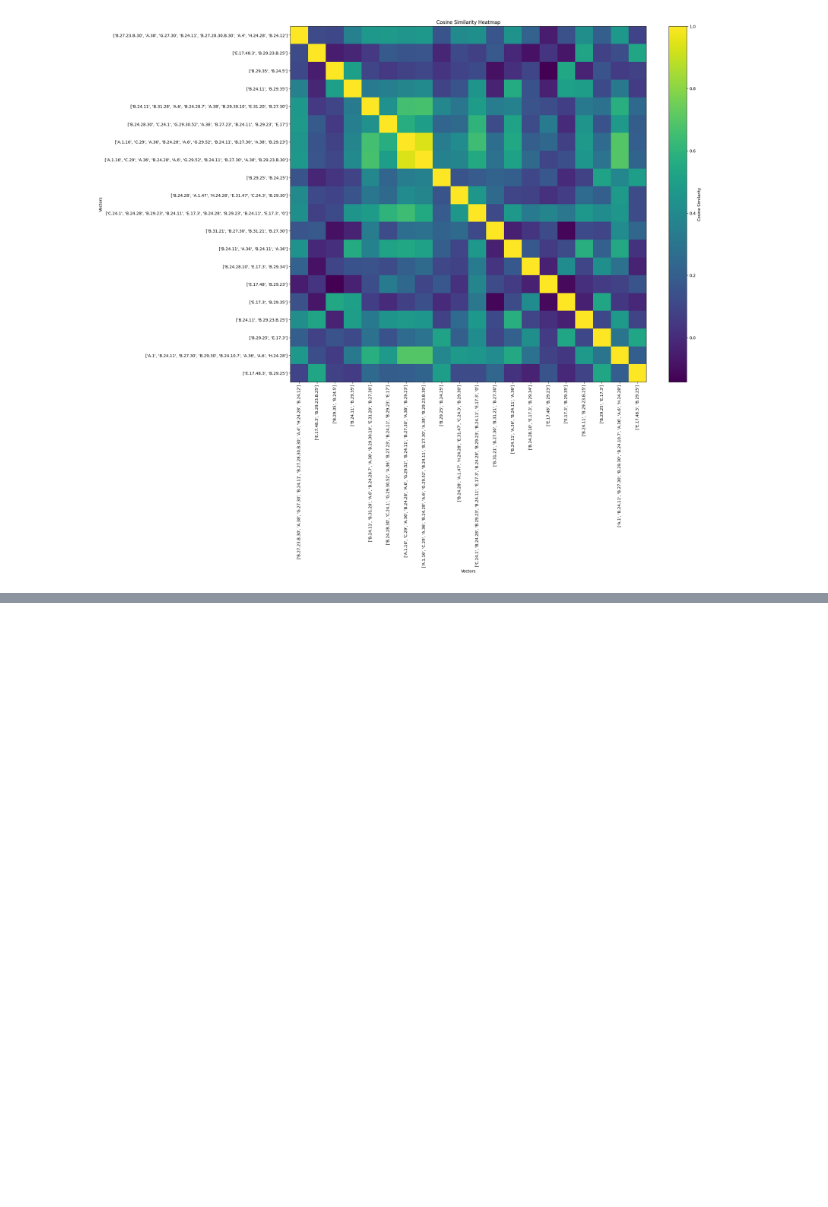
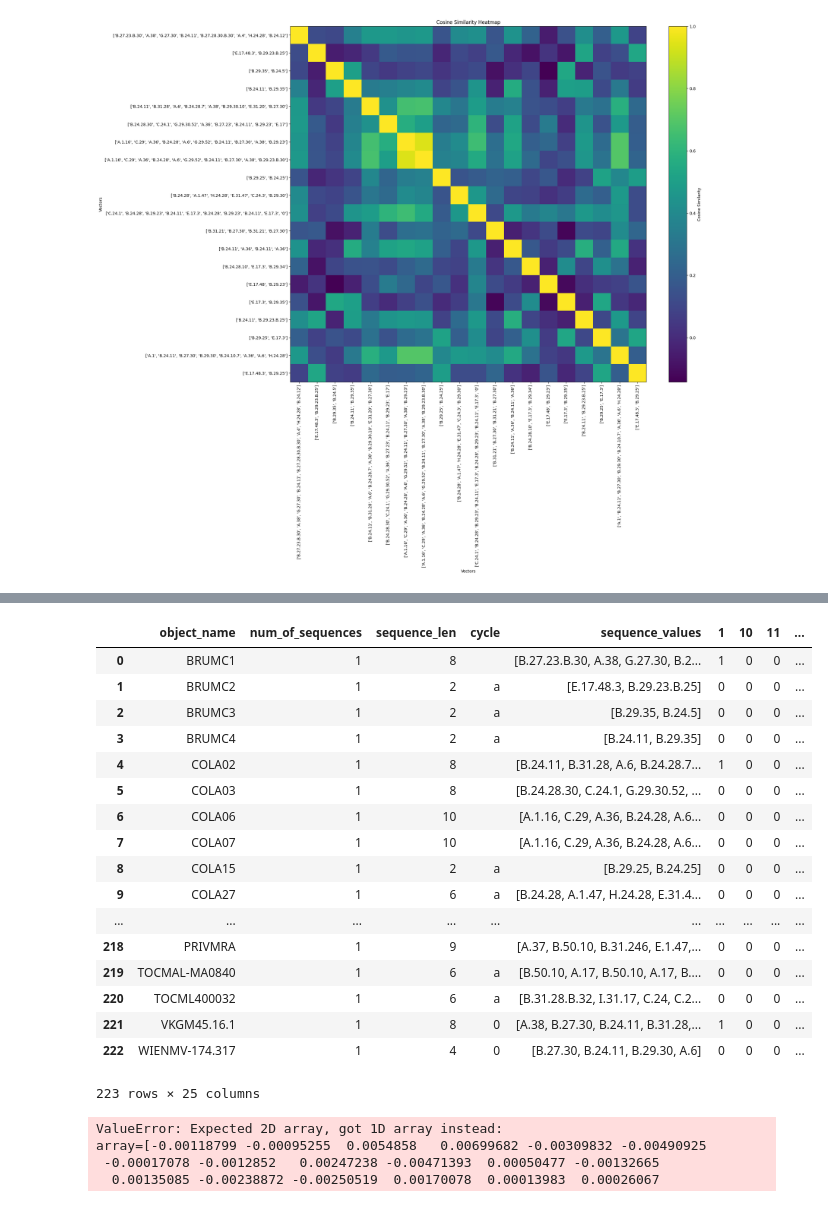
Before and after one commit to agentolek/Bootcamp-mini-hackathon-2024, a Jupyter notebook: Slodziaki/code/correlation.ipynb, the cells around one changed output, grey strips where cells are left out. Drawn from its saved outputs; the diff is of its cells as text; code cells hidden in the pictures; blank space fills up the shorter version.

Commit message:
One hot encoding, used in dataframe from seq values and labels to float something minor doesnt work

```diff
--- a/Slodziaki/code/correlation.ipynb
+++ b/Slodziaki/code/correlation.ipynb
@@ -223,0 +240,35 @@ plt.show()
+# %%
+# one hot encoding for scenes
+#mydf = pd.get_dummies(df.scenes, prefix='Scenes')
+from sklearn.preprocessing import MultiLabelBinarizer
+
+mydf['scenes'] = mydf['scenes'].apply(lambda x: [] if x is None else x)
+
+mlb = MultiLabelBinarizer(sparse_output=True)
+
+newdf = mydf.join(
+            pd.DataFrame.sparse.from_spmatrix(
+                mlb.fit_transform(mydf.pop('scenes')),
+                index=mydf.index,
+                columns=mlb.classes_))
+
+newdf
+# %% [output]
+|  | object_name | num_of_sequences | sequence_len | cycle | sequence_values | 1 | 10 | 11 | ... |
+| 0 | BRUMC1 | 1 | 8 |  | [B.27.23.B.30, A.38, G.27.30, B.2... | 1 | 0 | 0 | ... |
+| 1 | BRUMC2 | 1 | 2 | a | [E.17.48.3, B.29.23.B.25] | 0 | 0 | 0 | ... |
+| 2 | BRUMC3 | 1 | 2 | a | [B.29.35, B.24.5] | 0 | 0 | 0 | ... |
+| 3 | BRUMC4 | 1 | 2 | a | [B.24.11, B.29.35] | 0 | 0 | 0 | ... |
+| 4 | COLA02 | 1 | 8 |  | [B.24.11, B.31.28, A.6, B.24.28.7... | 1 | 0 | 0 | ... |
+| 5 | COLA03 | 1 | 8 |  | [B.24.28.30, C.24.1, G.29.30.52, ... | 0 | 0 | 0 | ... |
+| 6 | COLA06 | 1 | 10 |  | [A.1.16, C.29, A.36, B.24.28, A.6... | 0 | 0 | 0 | ... |
+| 7 | COLA07 | 1 | 10 |  | [A.1.16, C.29, A.36, B.24.28, A.6... | 0 | 0 | 0 | ... |
+| 8 | COLA15 | 1 | 2 | a | [B.29.25, B.24.25] | 0 | 0 | 0 | ... |
+| 9 | COLA27 | 1 | 6 | a | [B.24.28, A.1.47, H.24.28, E.31.4... | 0 | 0 | 0 | ... |
+| ... | ... | ... | ... | ... | ... | ... | ... | ... | ... |
+| 218 | PRIVMRA | 1 | 9 |  | [A.37, B.50.10, B.31.246, E.1.47,... | 0 | 0 | 0 | ... |
+| 219 | TOCMAL-MA0840 | 1 | 6 | a | [B.50.10, A.17, B.50.10, A.17, B.... | 0 | 0 | 0 | ... |
+| 220 | TOCML400032 | 1 | 6 | a | [B.31.28.B.32, I.31.17, C.24, C.2... | 0 | 0 | 0 | ... |
+| 221 | VKGM45.16.1 | 1 | 8 | 0 | [A.38, B.27.30, B.24.11, B.31.28,... | 1 | 0 | 0 | ... |
+| 222 | WIENMV-174.317 | 1 | 4 | 0 | [B.27.30, B.24.11, B.29.30, A.6] | 0 | 0 | 0 | ... |
+223 rows × 25 columns
@@ -223,0 +279,9 @@ plt.show()
+# %%
+newdf['object_name'] = newdf['object_name'].apply(lambda x: toone(word_embedding(x, model)))
+newdf['sequence_values'] = newdf['sequence_values'].apply(lambda x: toone(seq_embedding(x)))
+newdf
+# %% [output]
+ValueError: Expected 2D array, got 1D array instead:
+array=[-0.00118799 -0.00095255  0.0054858   0.00699682 -0.00309832 -0.00490925
+ -0.00017078 -0.0012852   0.00247238 -0.00471393  0.00050477 -0.00132665
+  0.00135085 -0.00238872 -0.00250519  0.00170078  0.00013983  0.00026067
```
Also changed, not shown: parts of 4 cells of this notebook.
